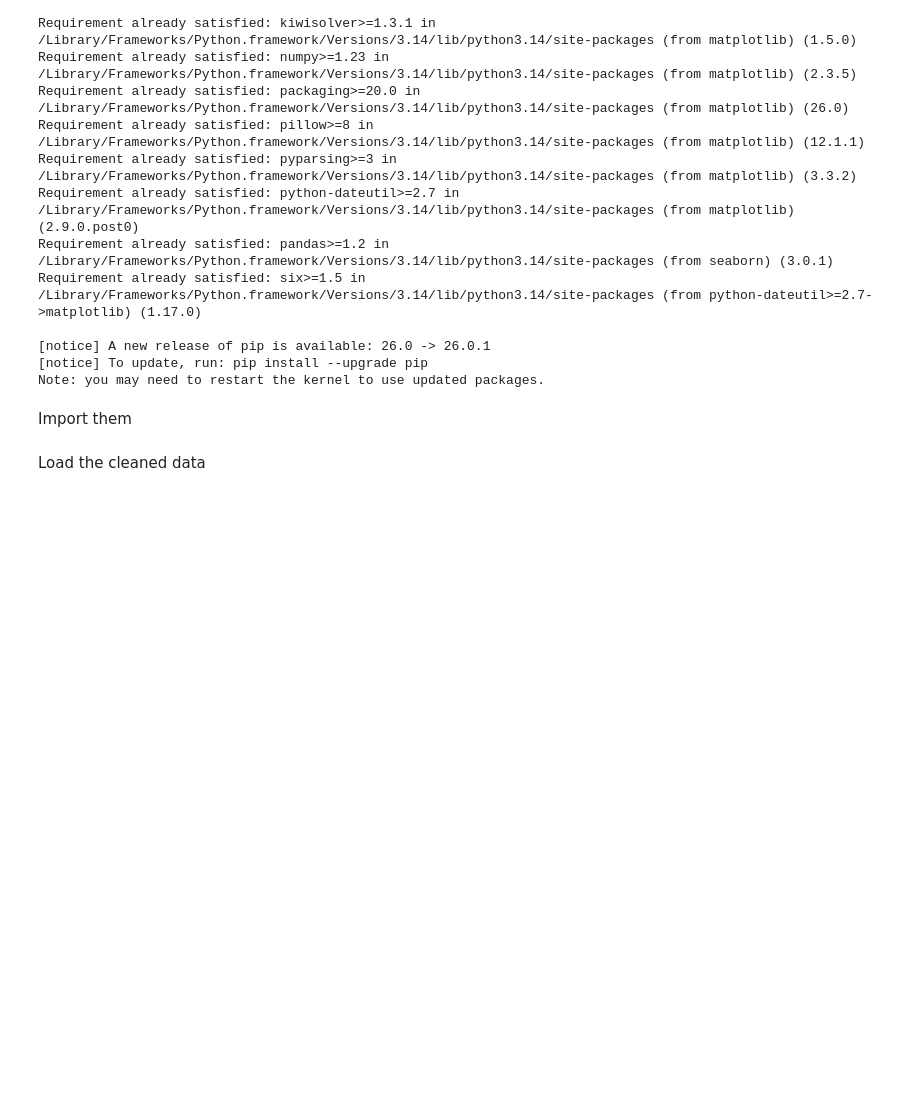
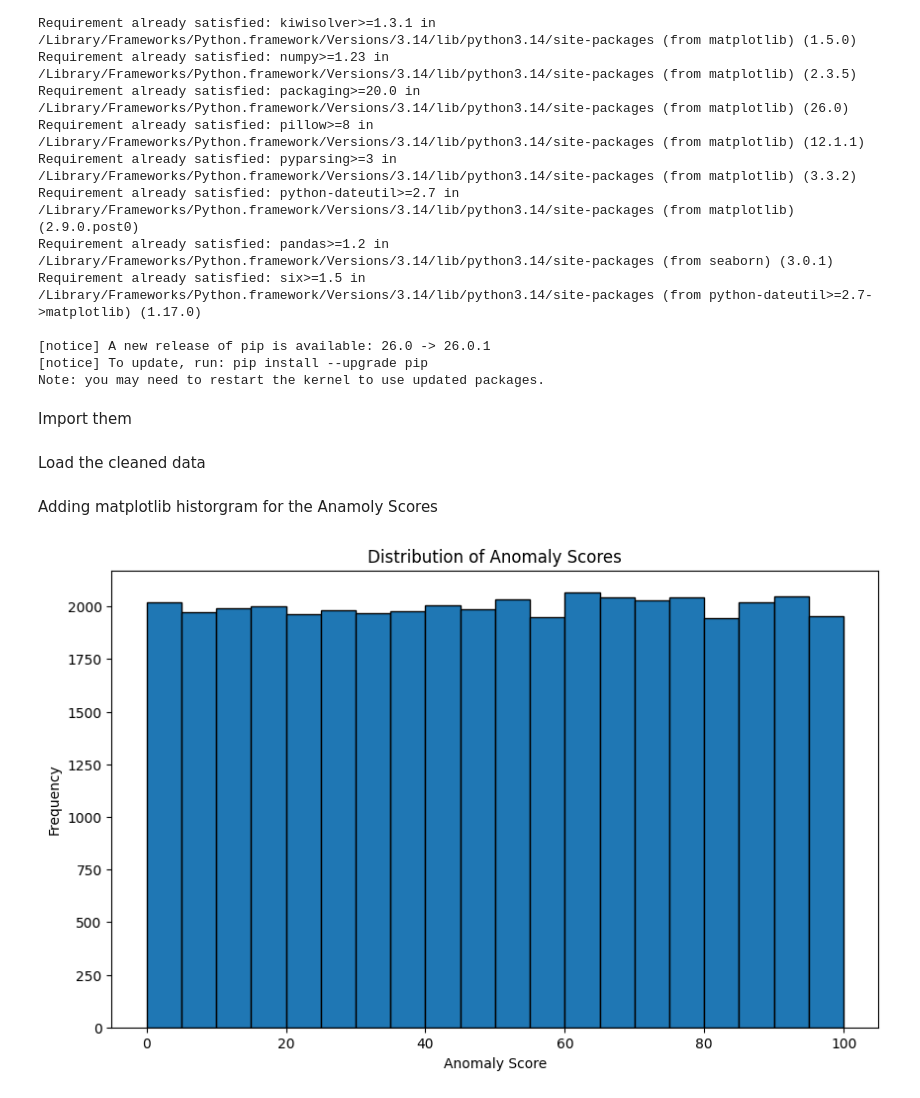
Before and after one commit to mateolfig/cis4930-sp26-project-group-06, a Jupyter notebook: notebooks/analysis.ipynb, the cells around one changed output. Drawn from its saved outputs; the diff is of its cells as text; code cells hidden in the pictures; blank space fills up the shorter version.

Commit message:
Adding matplotlib historgram for the Anamoly Scores

```diff
--- a/notebooks/analysis.ipynb
+++ b/notebooks/analysis.ipynb
@@ -88,3 +88,14 @@ import seaborn as sns
 Load the cleaned data
 # %%
 df = pd.read_csv("../data/processed/cleaned_attacks.csv")
+# %% [markdown]
+Adding matplotlib historgram for the Anamoly Scores
+# %%
+fig, ax = plt.subplots(figsize=(10, 6))
+ax.hist(df['Anomaly Scores'], bins=20, edgecolor='black')
+ax.set_title('Distribution of Anomaly Scores')
+ax.set_xlabel('Anomaly Score')
+ax.set_ylabel('Frequency')
+plt.show()
+# %% [output]
+[figure, added]
```
